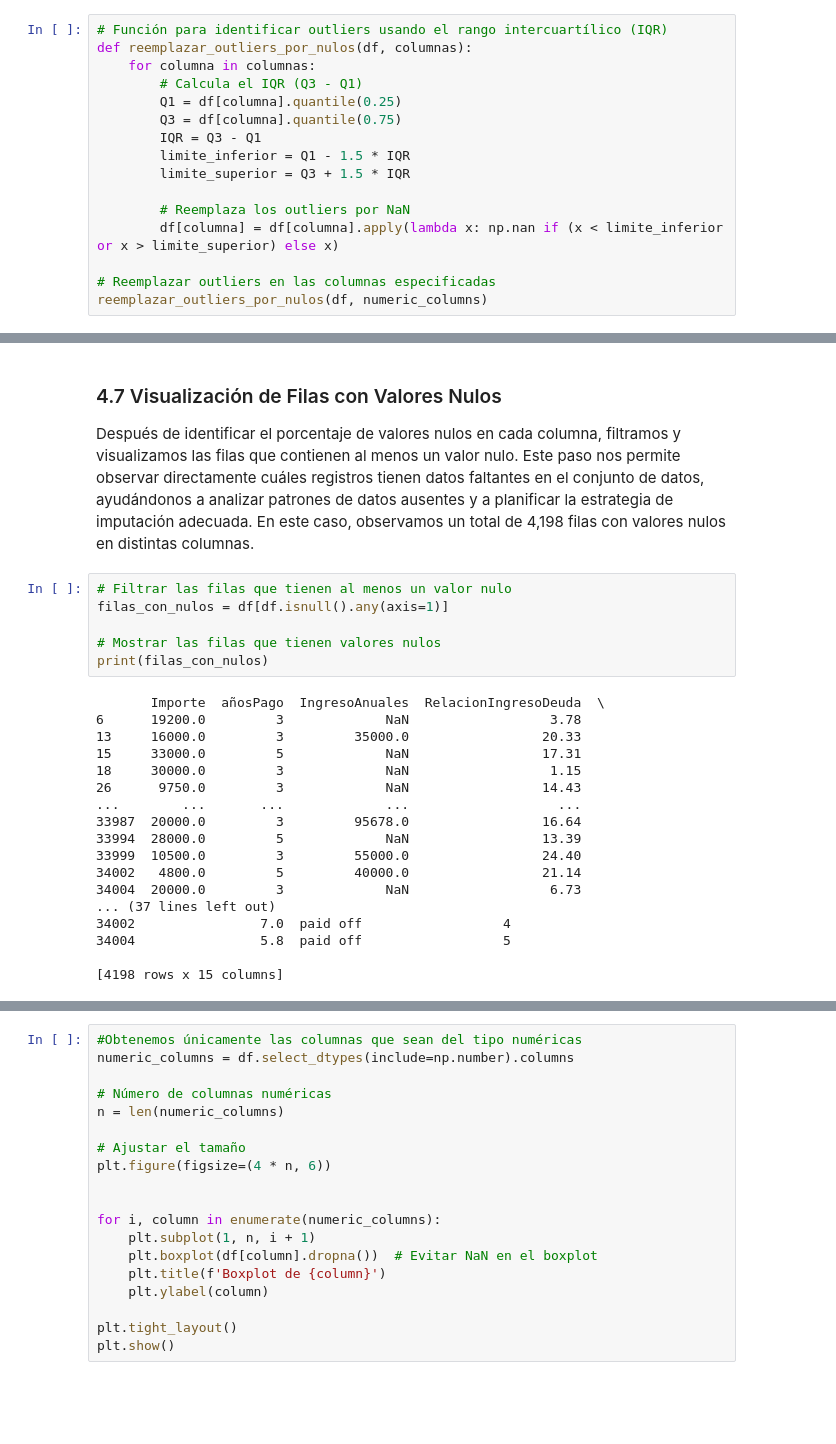
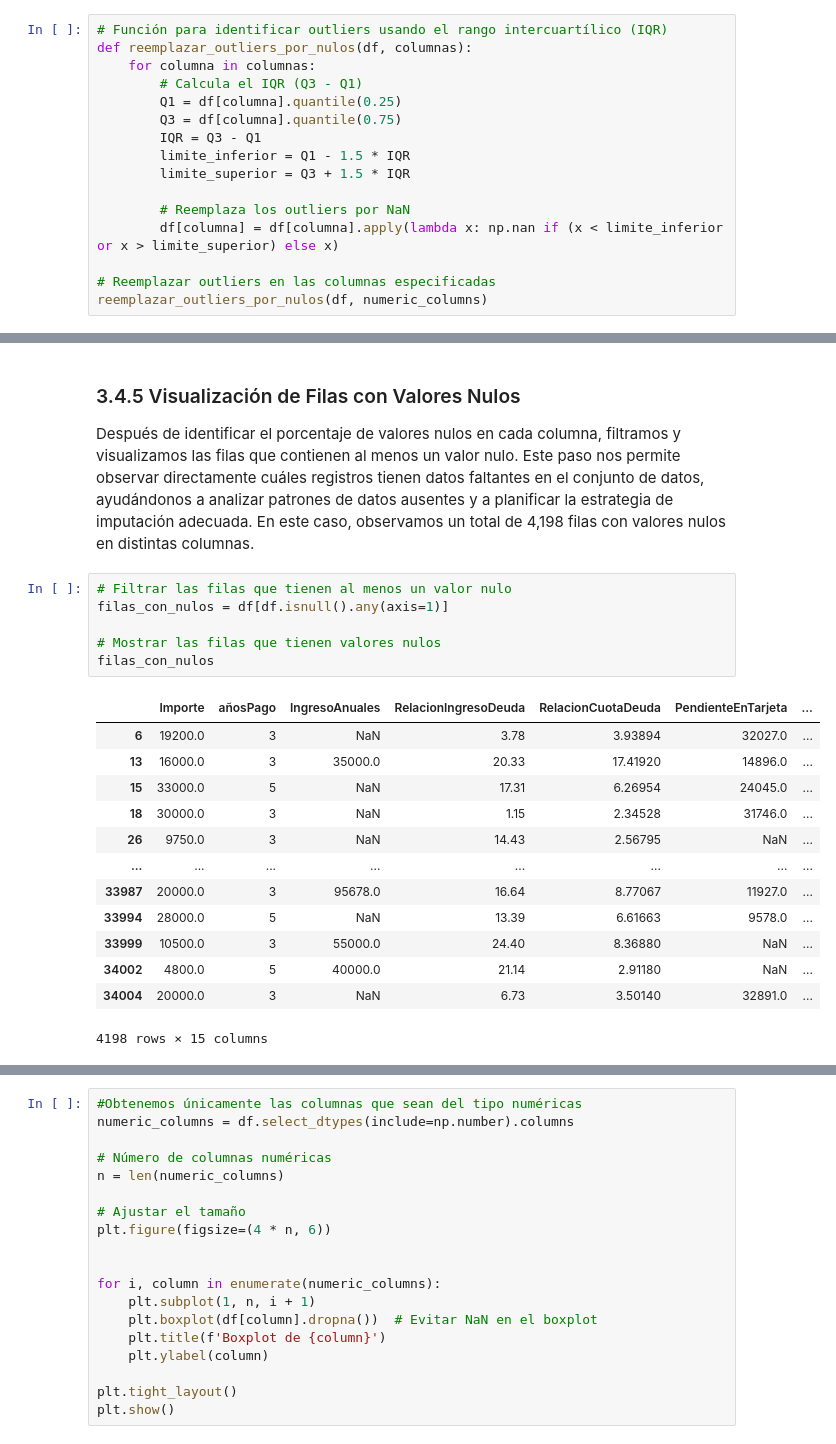
Before and after one commit to Alejo55/TALESTEMA, a Jupyter notebook: TALESTEMA.ipynb, the cells around one changed output, grey strips where cells are left out. Cells and saved outputs as stored; diff of their text form; blank space fills up the shorter version.

```diff
--- a/TALESTEMA.ipynb
+++ b/TALESTEMA.ipynb
@@ -235,31 +252,27 @@ Default                 0.000000
 AntiguedadLaboral       0.000000
 dtype: float64
 # %% [markdown]
-### 4.7 Visualización de Filas con Valores Nulos
+### 3.4.5 Visualización de Filas con Valores Nulos
 
 Después de identificar el porcentaje de valores nulos en cada columna, filtramos y visualizamos las filas que contienen al menos un valor nulo. Este paso nos permite observar directamente cuáles registros tienen datos faltantes en el conjunto de datos, ayudándonos a analizar patrones de datos ausentes y a planificar la estrategia de imputación adecuada. En este caso, observamos un total de 4,198 filas con valores nulos en distintas columnas.
 # %%
 # Filtrar las filas que tienen al menos un valor nulo
 filas_con_nulos = df[df.isnull().any(axis=1)]
 
 # Mostrar las filas que tienen valores nulos
-print(filas_con_nulos)
+filas_con_nulos
 # %% [output]
+|  | Importe | añosPago | IngresoAnuales | RelacionIngresoDeuda | RelacionCuotaDeuda | PendienteEnTarjeta | ... |
+| 6 | 19200.0 | 3 | NaN | 3.78 | 3.93894 | 32027.0 | ... |
+| 13 | 16000.0 | 3 | 35000.0 | 20.33 | 17.41920 | 14896.0 | ... |
+| 15 | 33000.0 | 5 | NaN | 17.31 | 6.26954 | 24045.0 | ... |
+| 18 | 30000.0 | 3 | NaN | 1.15 | 2.34528 | 31746.0 | ... |
+| 26 | 9750.0 | 3 | NaN | 14.43 | 2.56795 | NaN | ... |
+| ... | ... | ... | ... | ... | ... | ... | ... |
+| 33987 | 20000.0 | 3 | 95678.0 | 16.64 | 8.77067 | 11927.0 | ... |
+| 33994 | 28000.0 | 5 | NaN | 13.39 | 6.61663 | 9578.0 | ... |
+| 33999 | 10500.0 | 3 | 55000.0 | 24.40 | 8.36880 | NaN | ... |
+| 34002 | 4800.0 | 5 | 40000.0 | 21.14 | 2.91180 | NaN | ... |
+| 34004 | 20000.0 | 3 | NaN | 6.73 | 3.50140 | 32891.0 | ... |
-       Importe  añosPago  IngresoAnuales  RelacionIngresoDeuda  \
-6      19200.0         3             NaN                  3.78
-13     16000.0         3         35000.0                 20.33
-15     33000.0         5             NaN                 17.31
-18     30000.0         3             NaN                  1.15
-26      9750.0         3             NaN                 14.43
-...        ...       ...             ...                   ...
-33987  20000.0         3         95678.0                 16.64
-33994  28000.0         5             NaN                 13.39
-33999  10500.0         3         55000.0                 24.40
-34002   4800.0         5         40000.0                 21.14
-34004  20000.0         3             NaN                  6.73
-... (37 lines left out)
-34002                7.0  paid off                  4
-34004                5.8  paid off                  5
-
-[4198 rows x 15 columns]
+4198 rows × 15 columns
 # %% [markdown]
```
Also changed, not shown: parts of 52 cells of this notebook, 1 other file.
